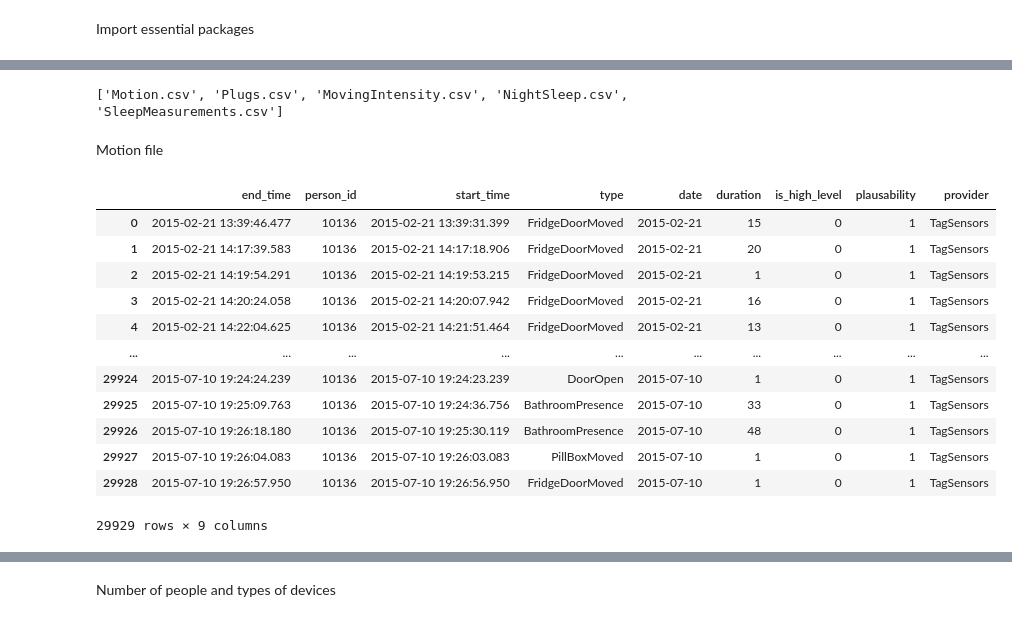
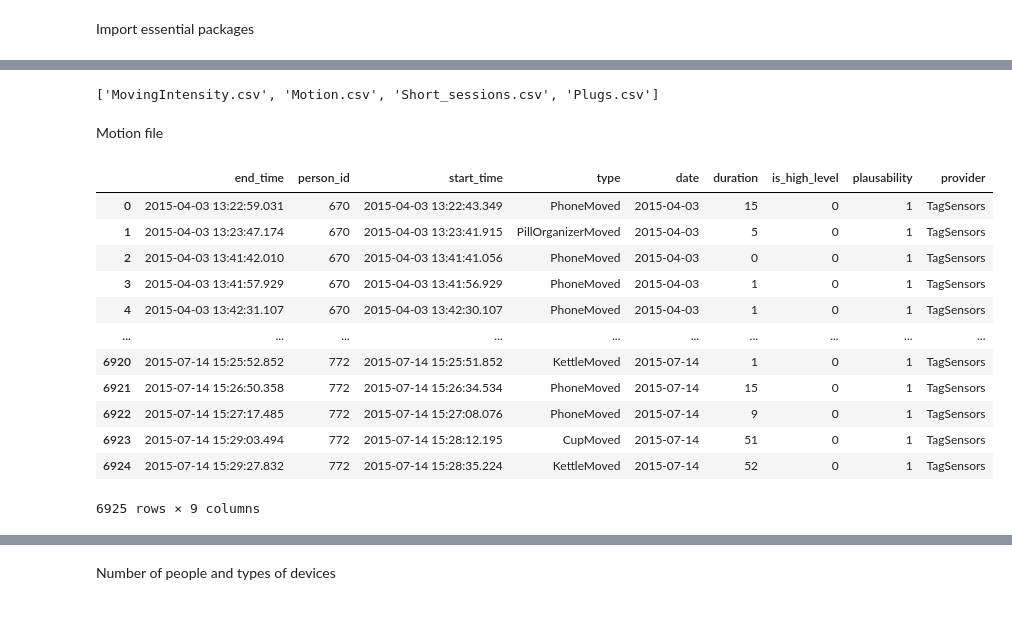
Before and after one commit to gkianfar/DemCare-Analysis, a Jupyter notebook: DemCare_Analysis.ipynb, the cells around one changed output, grey strips where cells are left out. Cells and saved outputs as stored; diff of their text form; code cells hidden in the pictures.

```diff
--- a/DemCare_Analysis.ipynb
+++ b/DemCare_Analysis.ipynb
@@ -10,7 +26,7 @@ import seaborn as sns
 import os
 # %%
 # Set directory path
-dir_path = '/content/drive/MyDrive/DemCare/D11'
+dir_path = '/content/drive/MyDrive/DemCare/D10'
 
 # List the files in the directory
 files = [f for f in os.listdir(dir_path)]
@@ -18,26 +34,26 @@ files = [f for f in os.listdir(dir_path)]
 # Print the subfolders
 print(files)
 # %% [output]
-['Motion.csv', 'Plugs.csv', 'MovingIntensity.csv', 'NightSleep.csv', 'SleepMeasurements.csv']
+['MovingIntensity.csv', 'Motion.csv', 'Short_sessions.csv', 'Plugs.csv']
 # %% [markdown]
 Motion file
 # %%
-dir_path = '/content/drive/MyDrive/DemCare/D11'
+dir_path = '/content/drive/MyDrive/DemCare/D10'
 file_name = 'Motion.csv'
 file_path = os.path.join(dir_path, file_name)
 df_motion = pd.read_csv(file_path,sep=';', quotechar='"')
 df_motion
 # %% [output]
 |  | end_time | person_id | start_time | type | date | duration | is_high_level | plausability | provider |
-| 0 | 2015-02-21 13:39:46.477 | 10136 | 2015-02-21 13:39:31.399 | FridgeDoorMoved | 2015-02-21 | 15 | 0 | 1 | TagSensors |
-| 1 | 2015-02-21 14:17:39.583 | 10136 | 2015-02-21 14:17:18.906 | FridgeDoorMoved | 2015-02-21 | 20 | 0 | 1 | TagSensors |
-| 2 | 2015-02-21 14:19:54.291 | 10136 | 2015-02-21 14:19:53.215 | FridgeDoorMoved | 2015-02-21 | 1 | 0 | 1 | TagSensors |
-| 3 | 2015-02-21 14:20:24.058 | 10136 | 2015-02-21 14:20:07.942 | FridgeDoorMoved | 2015-02-21 | 16 | 0 | 1 | TagSensors |
-| 4 | 2015-02-21 14:22:04.625 | 10136 | 2015-02-21 14:21:51.464 | FridgeDoorMoved | 2015-02-21 | 13 | 0 | 1 | TagSensors |
+| 0 | 2015-04-03 13:22:59.031 | 670 | 2015-04-03 13:22:43.349 | PhoneMoved | 2015-04-03 | 15 | 0 | 1 | TagSensors |
+| 1 | 2015-04-03 13:23:47.174 | 670 | 2015-04-03 13:23:41.915 | PillOrganizerMoved | 2015-04-03 | 5 | 0 | 1 | TagSensors |
+| 2 | 2015-04-03 13:41:42.010 | 670 | 2015-04-03 13:41:41.056 | PhoneMoved | 2015-04-03 | 0 | 0 | 1 | TagSensors |
+| 3 | 2015-04-03 13:41:57.929 | 670 | 2015-04-03 13:41:56.929 | PhoneMoved | 2015-04-03 | 1 | 0 | 1 | TagSensors |
+| 4 | 2015-04-03 13:42:31.107 | 670 | 2015-04-03 13:42:30.107 | PhoneMoved | 2015-04-03 | 1 | 0 | 1 | TagSensors |
 | ... | ... | ... | ... | ... | ... | ... | ... | ... | ... |
-| 29924 | 2015-07-10 19:24:24.239 | 10136 | 2015-07-10 19:24:23.239 | DoorOpen | 2015-07-10 | 1 | 0 | 1 | TagSensors |
-| 29925 | 2015-07-10 19:25:09.763 | 10136 | 2015-07-10 19:24:36.756 | BathroomPresence | 2015-07-10 | 33 | 0 | 1 | TagSensors |
-| 29926 | 2015-07-10 19:26:18.180 | 10136 | 2015-07-10 19:25:30.119 | BathroomPresence | 2015-07-10 | 48 | 0 | 1 | TagSensors |
-| 29927 | 2015-07-10 19:26:04.083 | 10136 | 2015-07-10 19:26:03.083 | PillBoxMoved | 2015-07-10 | 1 | 0 | 1 | TagSensors |
-| 29928 | 2015-07-10 19:26:57.950 | 10136 | 2015-07-10 19:26:56.950 | FridgeDoorMoved | 2015-07-10 | 1 | 0 | 1 | TagSensors |
+| 6920 | 2015-07-14 15:25:52.852 | 772 | 2015-07-14 15:25:51.852 | KettleMoved | 2015-07-14 | 1 | 0 | 1 | TagSensors |
+| 6921 | 2015-07-14 15:26:50.358 | 772 | 2015-07-14 15:26:34.534 | PhoneMoved | 2015-07-14 | 15 | 0 | 1 | TagSensors |
+| 6922 | 2015-07-14 15:27:17.485 | 772 | 2015-07-14 15:27:08.076 | PhoneMoved | 2015-07-14 | 9 | 0 | 1 | TagSensors |
+| 6923 | 2015-07-14 15:29:03.494 | 772 | 2015-07-14 15:28:12.195 | CupMoved | 2015-07-14 | 51 | 0 | 1 | TagSensors |
+| 6924 | 2015-07-14 15:29:27.832 | 772 | 2015-07-14 15:28:35.224 | KettleMoved | 2015-07-14 | 52 | 0 | 1 | TagSensors |
-29929 rows × 9 columns
+6925 rows × 9 columns
```
Also changed, not shown: parts of 18 cells of this notebook.
